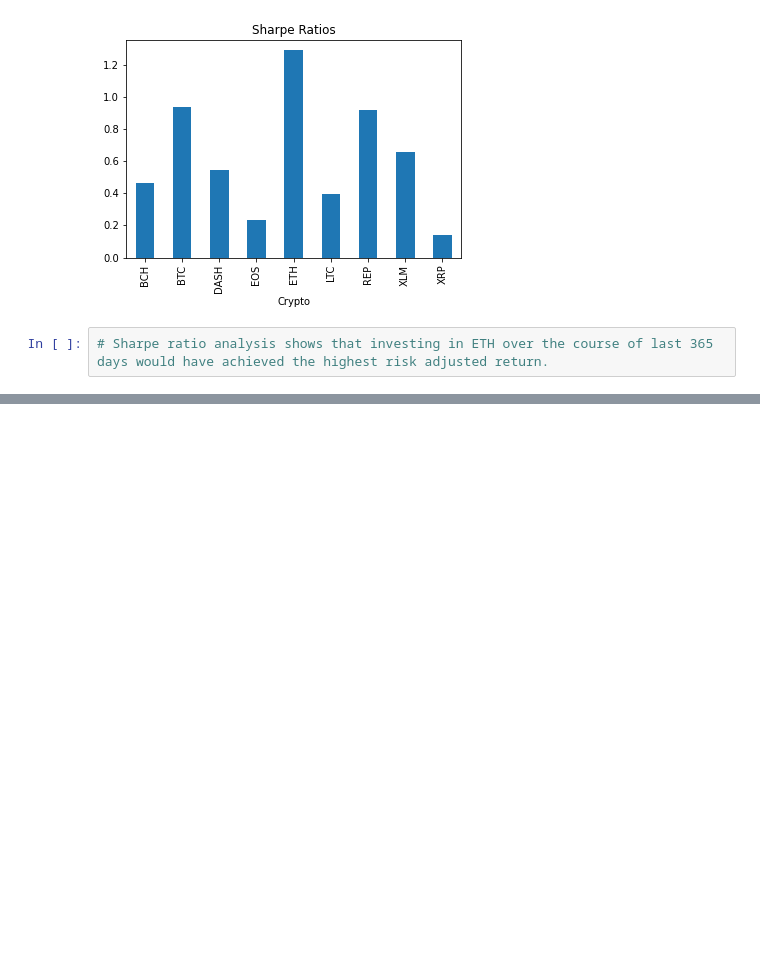
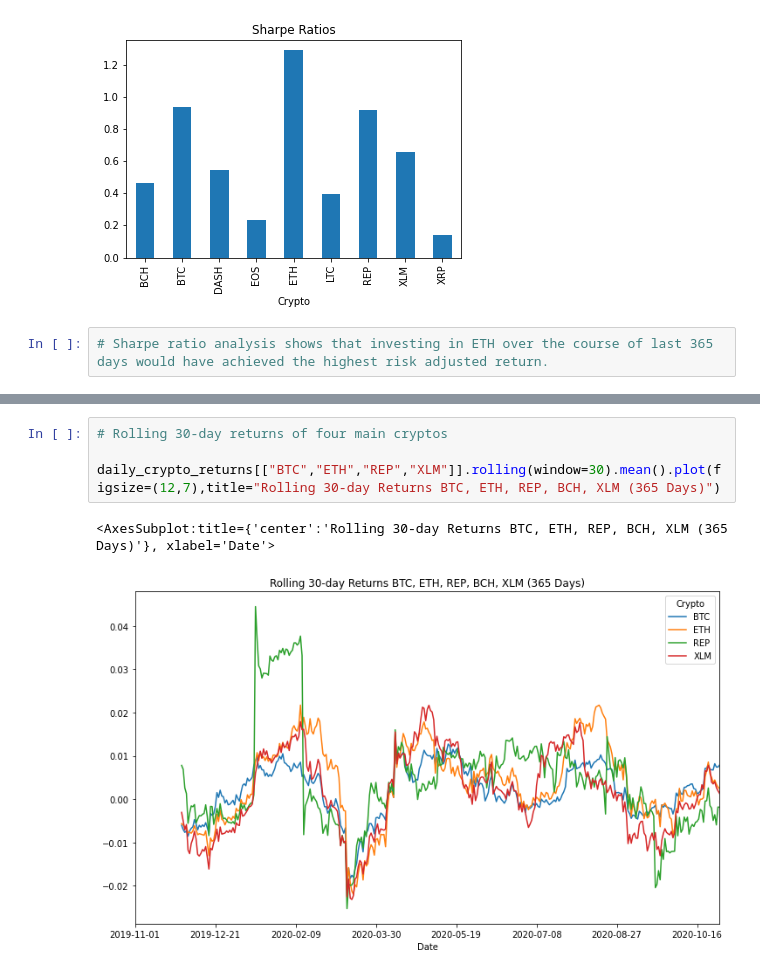
Before and after one commit to mdschulz1973/Planet_Express_IO, a Jupyter notebook: notebooks/crypto_data_prep.ipynb, the cells around one changed output, grey strips where cells are left out. Drawn from its saved outputs; the diff is of its cells as text; blank space fills up the shorter version.

```diff
--- a/notebooks/crypto_data_prep.ipynb
+++ b/notebooks/crypto_data_prep.ipynb
@@ -267,0 +309,7 @@ sharpe_ratios.plot(kind="bar",title="Sharpe Ratios")
+# %%
+# Rolling 30-day returns of four main cryptos
+
+daily_crypto_returns[["BTC","ETH","REP","XLM"]].rolling(window=30).mean().plot(figsize=(12,7),title="Rolling 30-day Returns BTC, ETH, REP, BCH, XLM (365 Days)")
+# %% [output]
+<AxesSubplot:title={'center':'Rolling 30-day Returns BTC, ETH, REP, BCH, XLM (365 Days)'}, xlabel='Date'>
+[figure, added]
```
Also changed, not shown: parts of 7 cells of this notebook.
